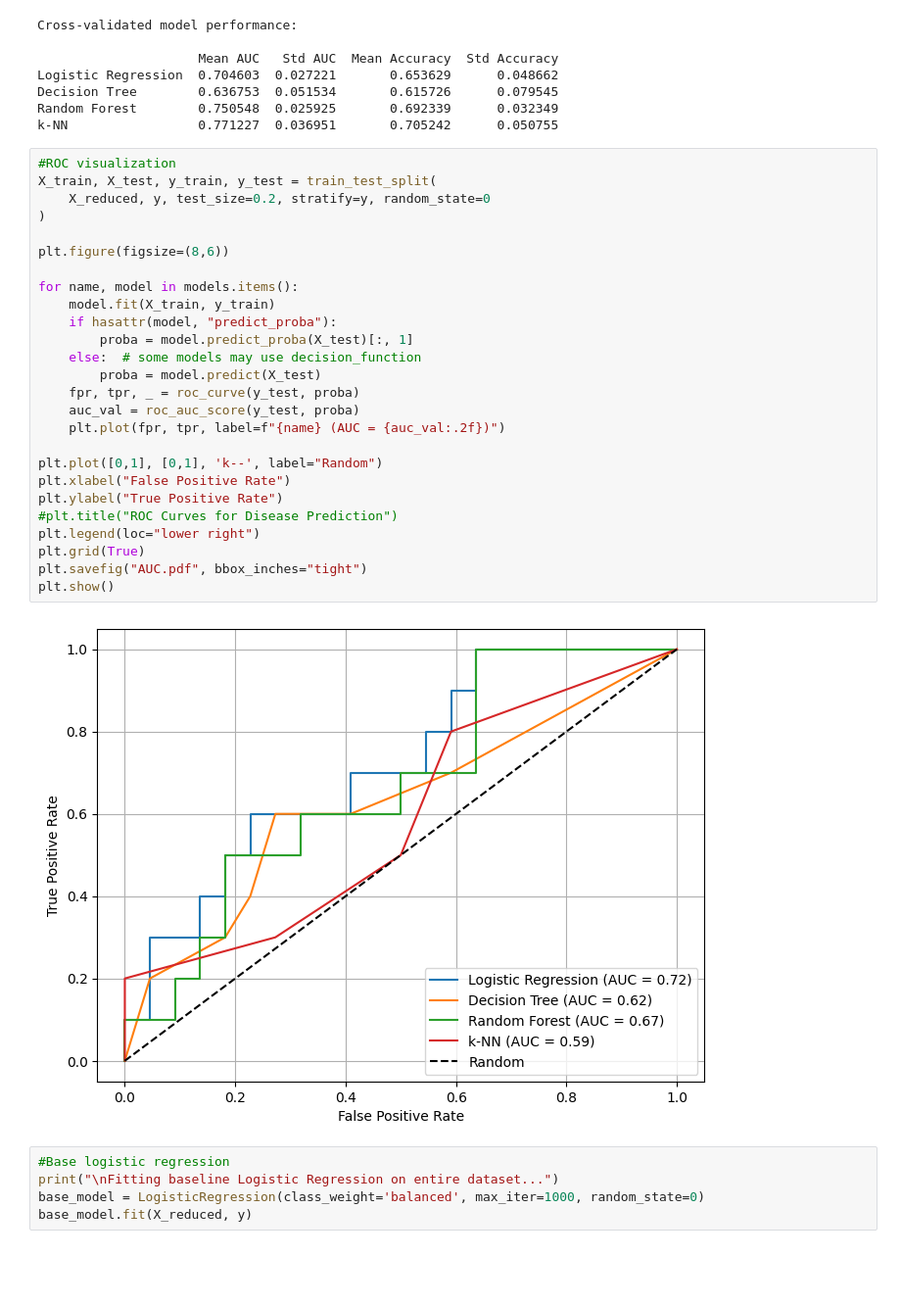
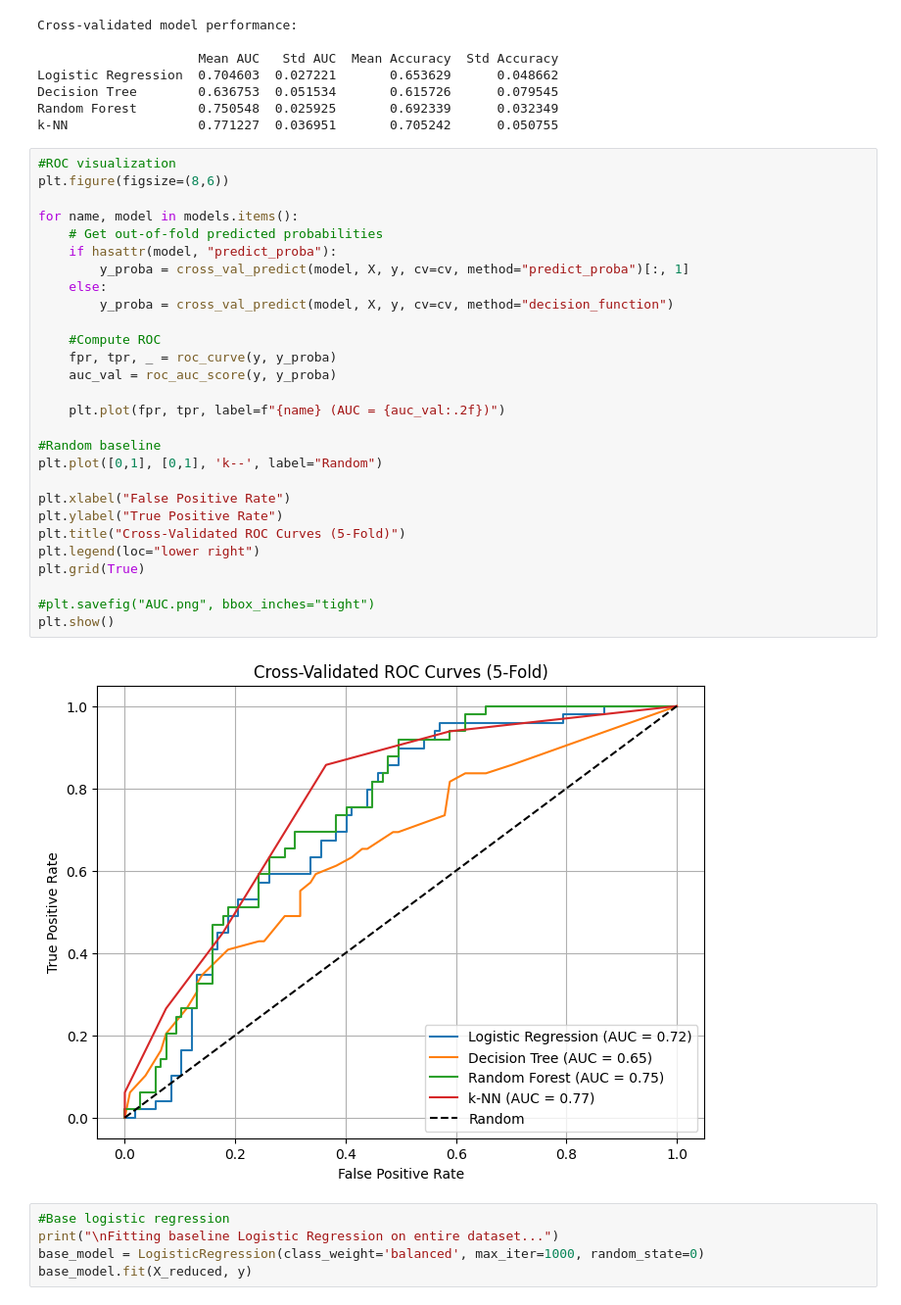
Before and after one commit to luisagmazuca/Prediabetes-research, a Jupyter notebook: code.ipynb, the cells around one changed output. Shown at 98% size. Drawn from its saved outputs; the diff is of its cells as text; blank space fills up the shorter version.

Commit message:
5-fold ROC

```diff
--- a/code.ipynb
+++ b/code.ipynb
@@ -206,32 +206,34 @@ Random Forest        0.750548  0.025925       0.692339      0.032349
 k-NN                 0.771227  0.036951       0.705242      0.050755
 # %%
 #ROC visualization
-X_train, X_test, y_train, y_test = train_test_split(
-    X_reduced, y, test_size=0.2, stratify=y, random_state=0
-)
-
 plt.figure(figsize=(8,6))
 
 for name, model in models.items():
-    model.fit(X_train, y_train)
+    # Get out-of-fold predicted probabilities
     if hasattr(model, "predict_proba"):
-        proba = model.predict_proba(X_test)[:, 1]
-    else:  # some models may use decision_function
-        proba = model.predict(X_test)
-    fpr, tpr, _ = roc_curve(y_test, proba)
-    auc_val = roc_auc_score(y_test, proba)
+        y_proba = cross_val_predict(model, X, y, cv=cv, method="predict_proba")[:, 1]
+    else:
+        y_proba = cross_val_predict(model, X, y, cv=cv, method="decision_function")
+
+    #Compute ROC
+    fpr, tpr, _ = roc_curve(y, y_proba)
+    auc_val = roc_auc_score(y, y_proba)
+
     plt.plot(fpr, tpr, label=f"{name} (AUC = {auc_val:.2f})")
 
+#Random baseline
 plt.plot([0,1], [0,1], 'k--', label="Random")
+
 plt.xlabel("False Positive Rate")
 plt.ylabel("True Positive Rate")
-#plt.title("ROC Curves for Disease Prediction")
+plt.title("Cross-Validated ROC Curves (5-Fold)")
 plt.legend(loc="lower right")
 plt.grid(True)
-plt.savefig("AUC.pdf", bbox_inches="tight")
+
+#plt.savefig("AUC.png", bbox_inches="tight")
 plt.show()
 # %% [output]
-[figure, old version]
+[figure, new version]
 # %%
 #Base logistic regression
 print("\nFitting baseline Logistic Regression on entire dataset...")
```
Also changed, not shown: parts of 1 cell of this notebook.
